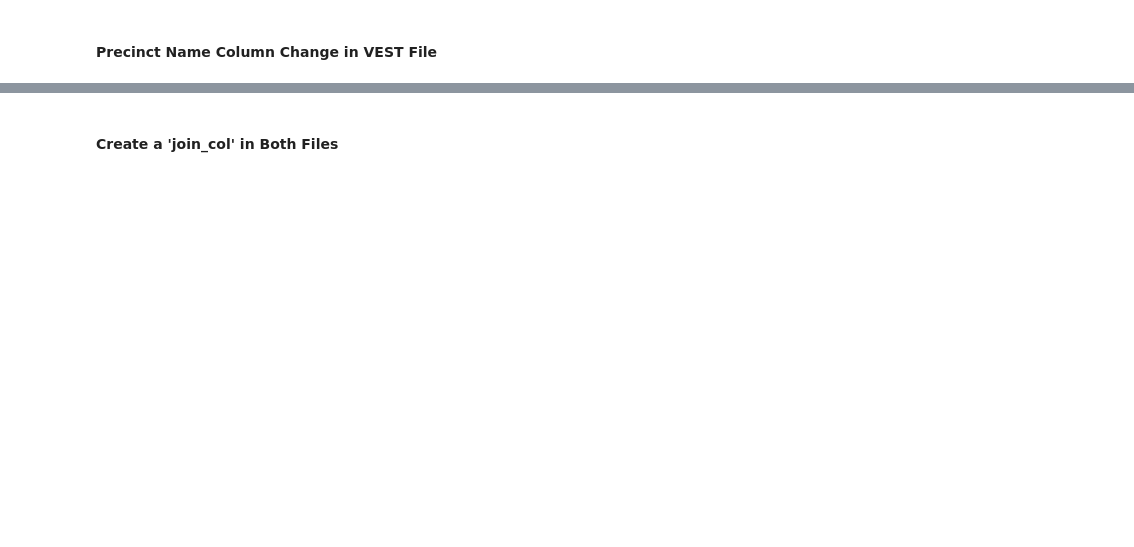
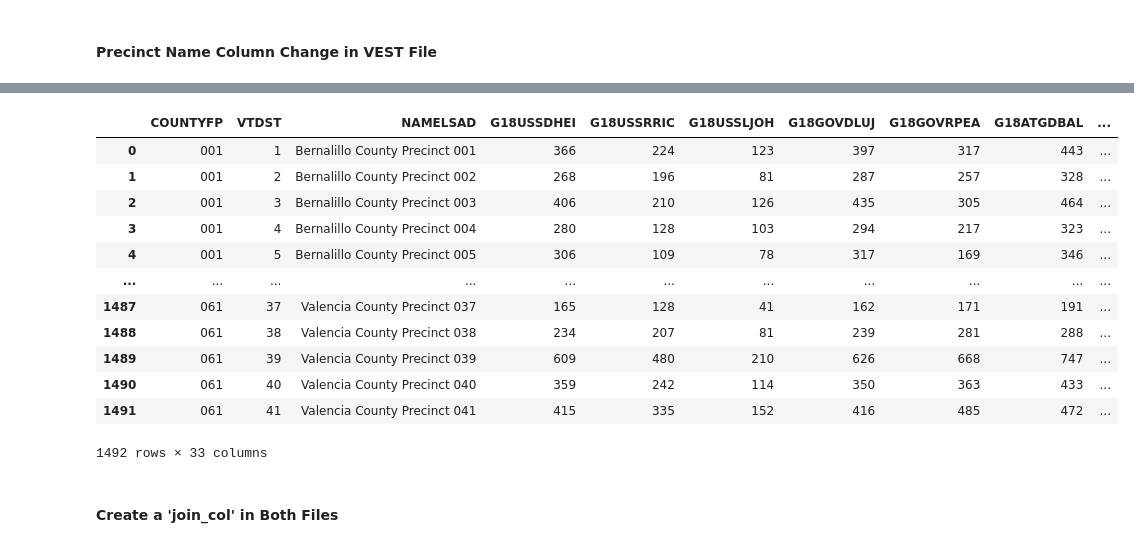
Before and after one commit to nonpartisan-redistricting-datahub/pdv-nm, a Jupyter notebook: vest-nm-2018/vest-nm-2018-validation.ipynb, the cells around one changed output, grey strips where cells are left out. Cells and saved outputs as stored; diff of their text form; code cells hidden in the pictures; blank space fills up the shorter version.

```diff
--- a/vest-nm-2018/vest-nm-2018-validation.ipynb
+++ b/vest-nm-2018/vest-nm-2018-validation.ipynb
@@ -599,19 +661,35 @@ vest_shp['NAMELSAD'] = vest_shp['NAMELSAD'].str.split('Precinct').str[0]
 # %%
 # Add the string 'Precinct' and the three digit precint number to the NAMELSAD column
 vest_shp['NAMELSAD'] = vest_shp['NAMELSAD']+'Precinct '+vest_shp['Number']
 
 # Remove One_Time_ID column and Number column
 vest_shp = vest_shp.drop(columns = ['One_Time_ID','Number'])
 
 # Display results in alphabetical order of the counties
 vest_shp = vest_shp.sort_values(by = ['COUNTYFP', 'NAMELSAD'], ascending = True)
 
 # Replace empty space
 vest_shp.columns = vest_shp.columns.str.replace(' ', '')
 vest_shp.columns = vest_shp.columns.str.rstrip()
 
 # Deal with the index
 vest_shp.reset_index(drop=True,inplace=True)
+
+vest_shp
+# %% [output]
+|  | COUNTYFP | VTDST | NAMELSAD | G18USSDHEI | G18USSRRIC | G18USSLJOH | G18GOVDLUJ | G18GOVRPEA | G18ATGDBAL | ... |
+| 0 | 001 | 1 | Bernalillo County Precinct 001 | 366 | 224 | 123 | 397 | 317 | 443 | ... |
+| 1 | 001 | 2 | Bernalillo County Precinct 002 | 268 | 196 | 81 | 287 | 257 | 328 | ... |
+| 2 | 001 | 3 | Bernalillo County Precinct 003 | 406 | 210 | 126 | 435 | 305 | 464 | ... |
+| 3 | 001 | 4 | Bernalillo County Precinct 004 | 280 | 128 | 103 | 294 | 217 | 323 | ... |
+| 4 | 001 | 5 | Bernalillo County Precinct 005 | 306 | 109 | 78 | 317 | 169 | 346 | ... |
+| ... | ... | ... | ... | ... | ... | ... | ... | ... | ... | ... |
+| 1487 | 061 | 37 | Valencia County Precinct 037 | 165 | 128 | 41 | 162 | 171 | 191 | ... |
+| 1488 | 061 | 38 | Valencia County Precinct 038 | 234 | 207 | 81 | 239 | 281 | 288 | ... |
+| 1489 | 061 | 39 | Valencia County Precinct 039 | 609 | 480 | 210 | 626 | 668 | 747 | ... |
+| 1490 | 061 | 40 | Valencia County Precinct 040 | 359 | 242 | 114 | 350 | 363 | 433 | ... |
+| 1491 | 061 | 41 | Valencia County Precinct 041 | 415 | 335 | 152 | 416 | 485 | 472 | ... |
+1492 rows × 33 columns
 # %% [markdown]
 #### Create a 'join_col' in Both Files
 # %%
```
Also changed, not shown: parts of 16 cells of this notebook.
